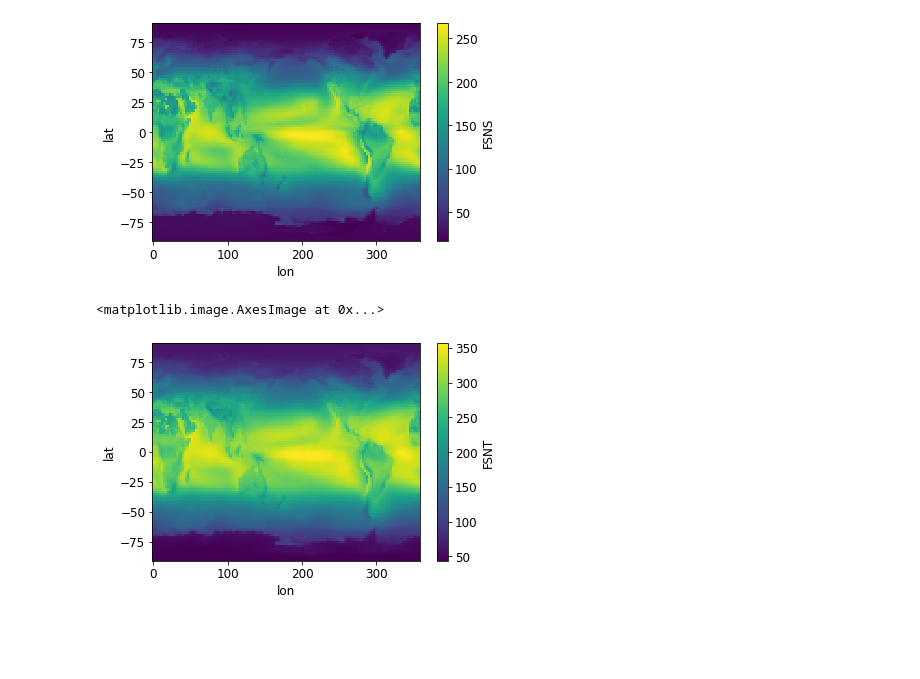
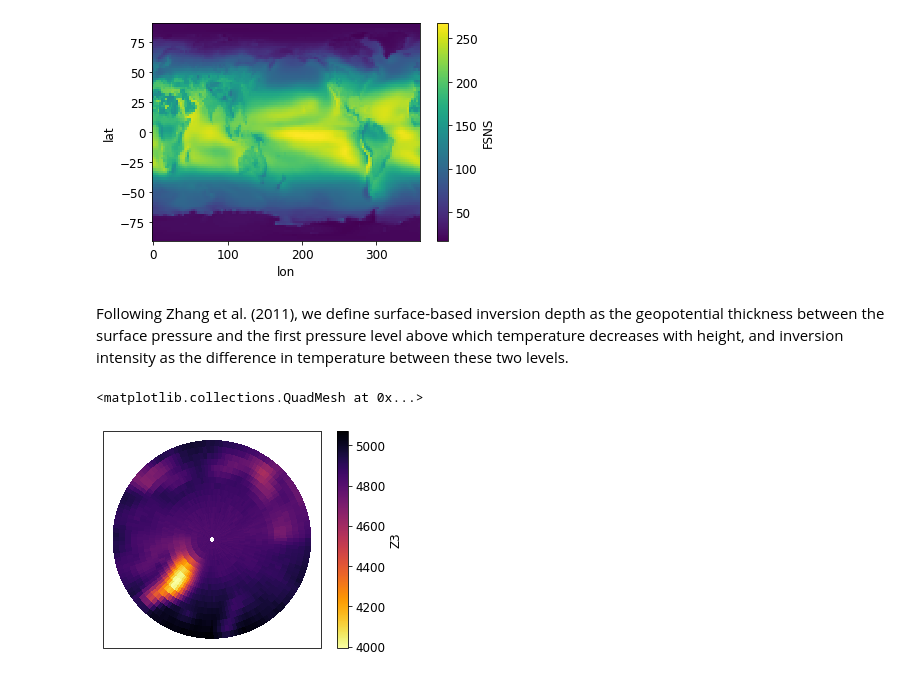
Before and after one commit to mollymwieringa/som_sps, a Jupyter notebook: Feedback_Analysis.ipynb, the cells around one changed output. Cells and saved outputs as stored; diff of their text form; code cells hidden in the pictures; blank space fills up the shorter version.

Commit message:
converting Lily's script for inversion metrics to python, testing it

```diff
--- a/Feedback_Analysis.ipynb
+++ b/Feedback_Analysis.ipynb
@@ -360,8 +360,6 @@ ds.FSNS.mean(dim = 'time').plot.imshow()
 # %% [output]
 <matplotlib.image.AxesImage at 0x...>
 [figure]
-# %%
-ds.FSNT.mean(dim = 'time').plot.imshow()
-# %% [output]
-<matplotlib.image.AxesImage at 0x...>
-[figure, removed]
+# %% [markdown]
+Following Zhang et al. (2011), we define surface-based inversion depth as the geopotential thickness between the surface pressure and
+the first pressure level above which temperature decreases with height, and inversion intensity as the difference in temperature between these two levels.
@@ -367,0 +424,11 @@ ds.FSNT.mean(dim = 'time').plot.imshow()
+# %%
+intensity,depth = inversion_strength(file, tseries_dir, period)
+# %%
+DEPTH = depth.mean(dim = 'time')
+
+map_proj = ccrs.NorthPolarStereo()
+
+DEPTH.plot(transform=ccrs.PlateCarree(), subplot_kws={'projection': map_proj}, cmap = cm.inferno_r)
+# %% [output]
+<matplotlib.collections.QuadMesh at 0x...>
+[figure, added]
```
Also changed, not shown: parts of 3 cells of this notebook.
